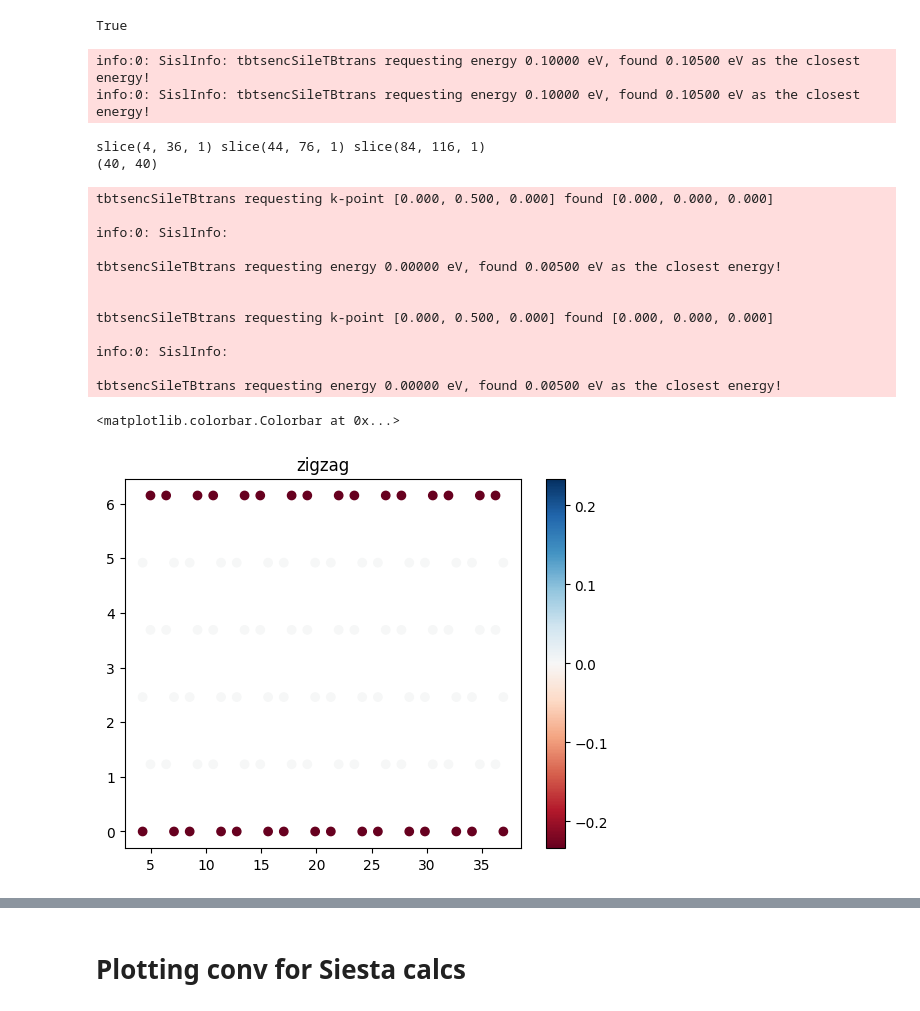
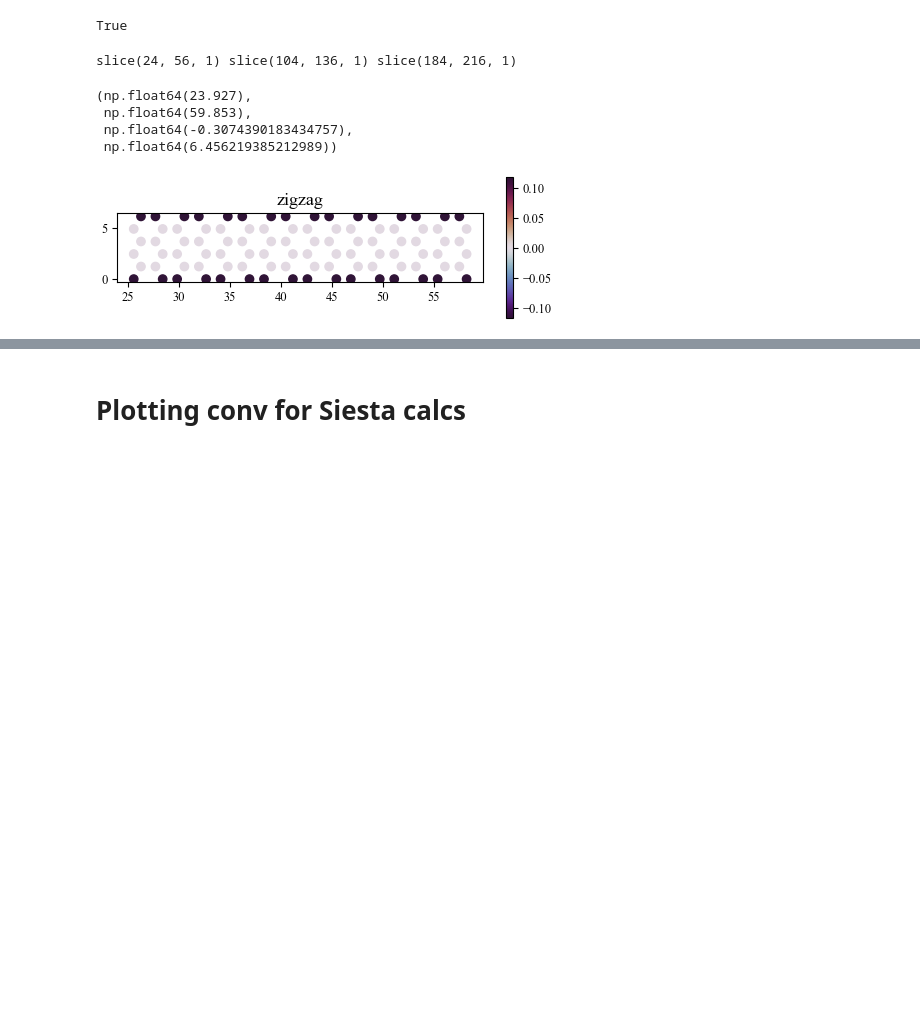
Before and after one commit to BastianValhoj/QTM-ML, a Jupyter notebook: overnight/siesta-calcs/tbt_edges.ipynb, the cells around one changed output, grey strips where cells are left out. Saved outputs shown, nothing was run; the diff lists cells and outputs as text; code cells hidden in the pictures; blank space fills up the shorter version.

```diff
--- a/overnight/siesta-calcs/tbt_edges.ipynb
+++ b/overnight/siesta-calcs/tbt_edges.ipynb
@@ -26,7 +26,7 @@ outdir.exists()
 # %% [output]
 True
 # %%
-SEfile = outdir / f'{lab}.TBT.SE.nc'
+# SEfile = outdir / f'{lab}.TBT.SE.nc'
 SEfile = outdir / f'{lab}.TBT.SE.nc'
 tbtse = sisl.io.get_sile(SEfile)
 En = tbtse.E
@@ -47,9 +47,7 @@ def GetSigma(e, elec=0, k=[0.,0.,0.,]):
 
 
 E = 0.1
+E += 0.005
 left_se = GetSigma(E, elec=0)
 right_se = GetSigma(E, elec=1)
-# %% [output]
-info:0: SislInfo: tbtsencSileTBtrans requesting energy 0.10000 eV, found 0.10500 eV as the closest energy!
-info:0: SislInfo: tbtsencSileTBtrans requesting energy 0.10000 eV, found 0.10500 eV as the closest energy!
 # %%
@@ -65,50 +63,38 @@ tbtse.geometry.plot(axes='xy', atoms_style=style, backend='plotly')
 # %%
 num_atoms = 4 * 4
 ND = tbtse.na
 NL = tbtse.na_down(0)
 NR = tbtse.na_down(1)
 idxL = slice(NL//2-num_atoms, NL//2+num_atoms, 1)
 idxD = slice(ND//2-num_atoms, ND//2+num_atoms, 1)
 idxR = slice(ND-NR//2-num_atoms, ND-NR//2+num_atoms, 1)
 print(idxL, idxD, idxR)
-
-
 xyz = tbtse.xyz
 
-E = 0.0
-kpts = [0., 0.5, 0.]
+E = 0.
+E += 0.005
+kpts = [0., 0., 0.]
 site0 = NL//2
 site1 = ND-NR//2
 coup0 = np.imag(GetSigma(e=E, elec=0, k=kpts))
 coup1 = np.imag(GetSigma(e=E, elec=1, k=kpts))
-print(coup1.shape)
 
 vmax = np.max(np.abs([coup0, coup1]))
 vmin = -vmax
-cmap='RdBu'
+cmap='twilight_shifted'
 fig, ax = plt.subplots()
 ax.set_title(lab)
 ax.scatter(x=xyz[idxL, 0], y=xyz[idxL, 1], label='left', c=np.diag(coup0)[idxL], vmin=vmin, vmax=vmax, cmap=cmap)
 sc=ax.scatter(x=xyz[idxD, 0], y=xyz[idxD, 1], label='device', c=np.zeros(shape=(2*num_atoms)), vmin=vmin, vmax=vmax, cmap=cmap)
 ax.scatter(x=xyz[idxR, 0], y=xyz[idxR, 1], label='Right', c=np.diag(coup1)[idxL], vmin=vmin, vmax=vmax, cmap=cmap)
 
 fig.colorbar(sc)
-# ax.axis('square')
+ax.axis('scaled')
 # %% [output]
-slice(4, 36, 1) slice(44, 76, 1) slice(84, 116, 1)
-(40, 40)
+slice(24, 56, 1) slice(104, 136, 1) slice(184, 216, 1)
-tbtsencSileTBtrans requesting k-point [0.000, 0.500, 0.000] found [0.000, 0.000, 0.000]
-
-info:0: SislInfo:
-
-tbtsencSileTBtrans requesting energy 0.00000 eV, found 0.00500 eV as the closest energy!
-
-
-tbtsencSileTBtrans requesting k-point [0.000, 0.500, 0.000] found [0.000, 0.000, 0.000]
-
-info:0: SislInfo:
-
-tbtsencSileTBtrans requesting energy 0.00000 eV, found 0.00500 eV as the closest energy!
+(np.float64(23.927),
+ np.float64(59.853),
+ np.float64(-0.3074390183434757),
+ np.float64(6.456219385212989))
-<matplotlib.colorbar.Colorbar at 0x...>
-[figure, old version]
+[figure, new version]
 # %%
```
Also changed, not shown: parts of 17 cells of this notebook, 1 other file.
